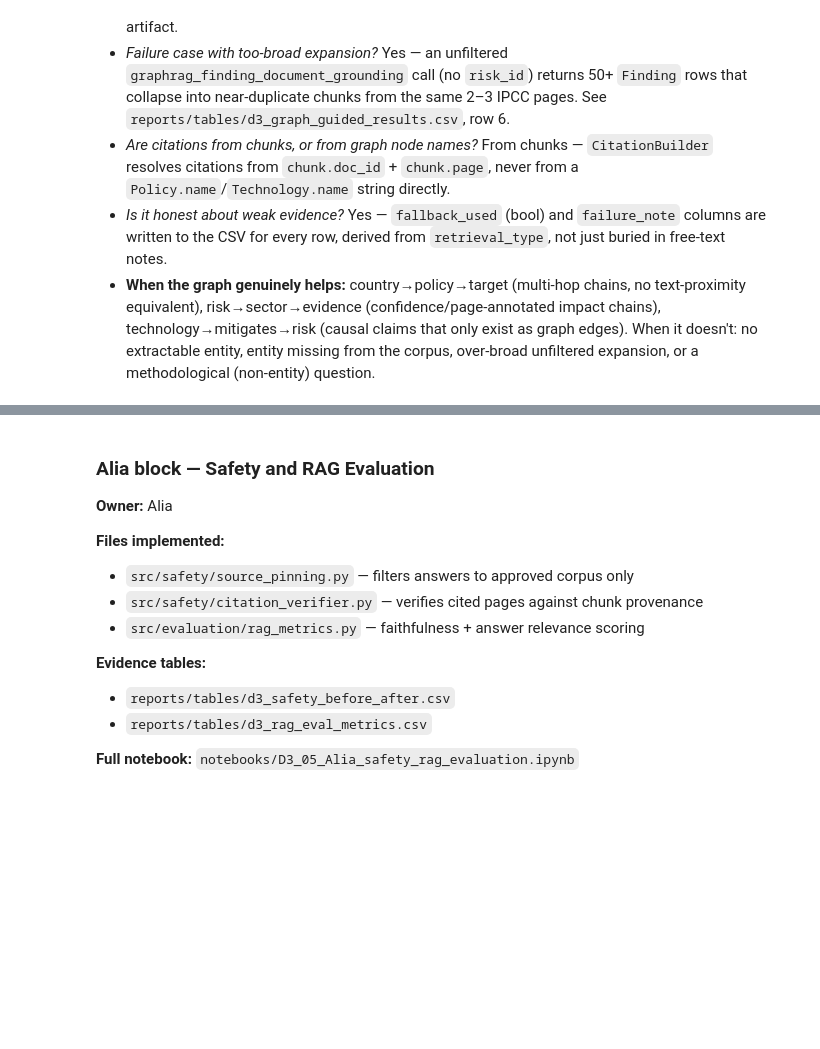
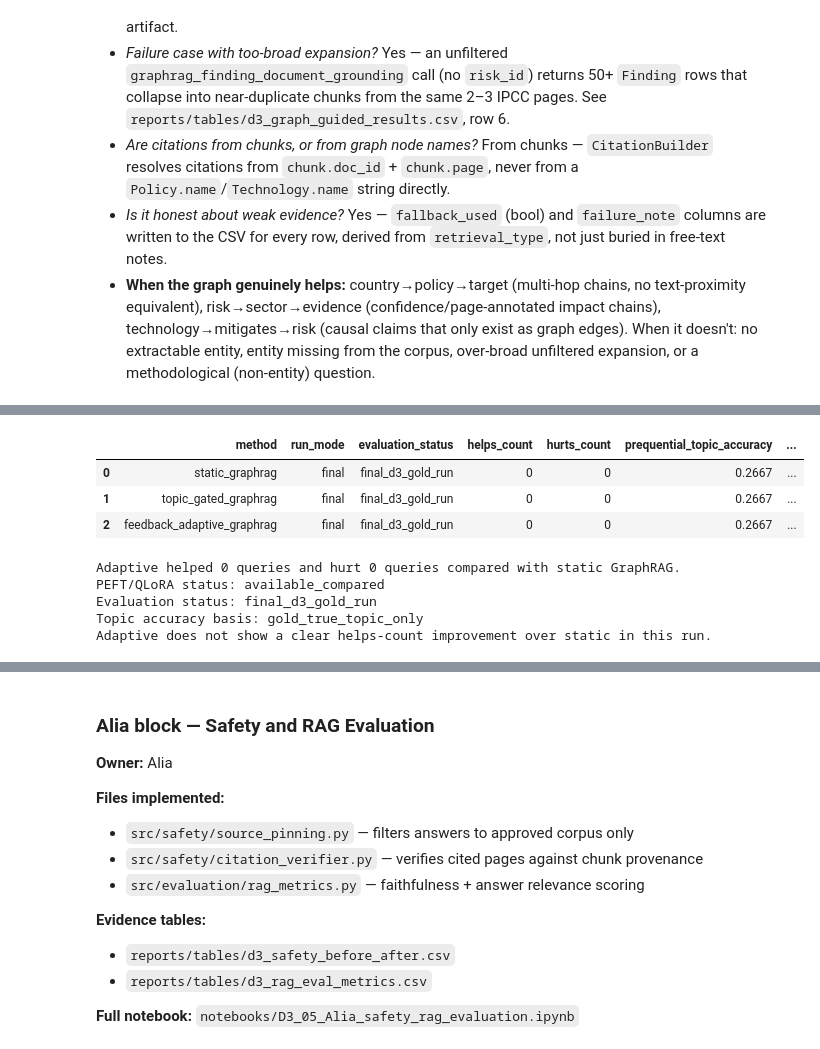
Before and after one commit to Aya15155/climate_evidence_graphrag_agent, a Jupyter notebook: notebooks/D3_graphrag_eval_safety.ipynb, the cells around one changed output, grey strips where cells are left out. Saved outputs shown, nothing was run; the diff lists cells and outputs as text; code cells hidden in the pictures; blank space fills up the shorter version.

```diff
--- a/notebooks/D3_graphrag_eval_safety.ipynb
+++ b/notebooks/D3_graphrag_eval_safety.ipynb
@@ -338,0 +563,33 @@ TODO after implementation:
+# %%
+cols = [
+    'method', 'run_mode', 'evaluation_status', 'helps_count', 'hurts_count',
+    'prequential_topic_accuracy', 'topic_accuracy_basis',
+    'strict_chunk_recall@5', 'document_recall@5', 'document_ndcg@5',
+    'document_mrr@5', 'page_window_recall@5', 'citation_correctness',
+    'peft_qlora_mode', 'n_method_rows'
+]
+cols = [c for c in cols if c in comparison.columns]
+display(comparison[cols])
+
+adaptive = comparison[comparison['method'] == 'feedback_adaptive_graphrag'].iloc[0]
+static = comparison[comparison['method'] == 'static_graphrag'].iloc[0]
+
+print(f"Adaptive helped {int(adaptive.get('helps_count', 0))} queries and hurt {int(adaptive.get('hurts_count', 0))} queries compared with static GraphRAG.")
+print('PEFT/QLoRA status:', adaptive.get('peft_qlora_mode', 'unknown'))
+print('Evaluation status:', adaptive.get('evaluation_status', 'unknown'))
+print('Topic accuracy basis:', adaptive.get('topic_accuracy_basis', 'unknown'))
+
+if int(adaptive.get('helps_count', 0)) > int(adaptive.get('hurts_count', 0)):
+    print('Adaptive has more helped than hurt queries, but metric deltas should still be checked before claiming improvement.')
+else:
+    print('Adaptive does not show a clear helps-count improvement over static in this run.')
+# %% [output]
+|  | method | run_mode | evaluation_status | helps_count | hurts_count | prequential_topic_accuracy | ... |
+| 0 | static_graphrag | final | final_d3_gold_run | 0 | 0 | 0.2667 | ... |
+| 1 | topic_gated_graphrag | final | final_d3_gold_run | 0 | 0 | 0.2667 | ... |
+| 2 | feedback_adaptive_graphrag | final | final_d3_gold_run | 0 | 0 | 0.2667 | ... |
+Adaptive helped 0 queries and hurt 0 queries compared with static GraphRAG.
+PEFT/QLoRA status: available_compared
+Evaluation status: final_d3_gold_run
+Topic accuracy basis: gold_true_topic_only
+Adaptive does not show a clear helps-count improvement over static in this run.
```
Also changed, not shown: parts of 22 cells of this notebook, 33 other files.
